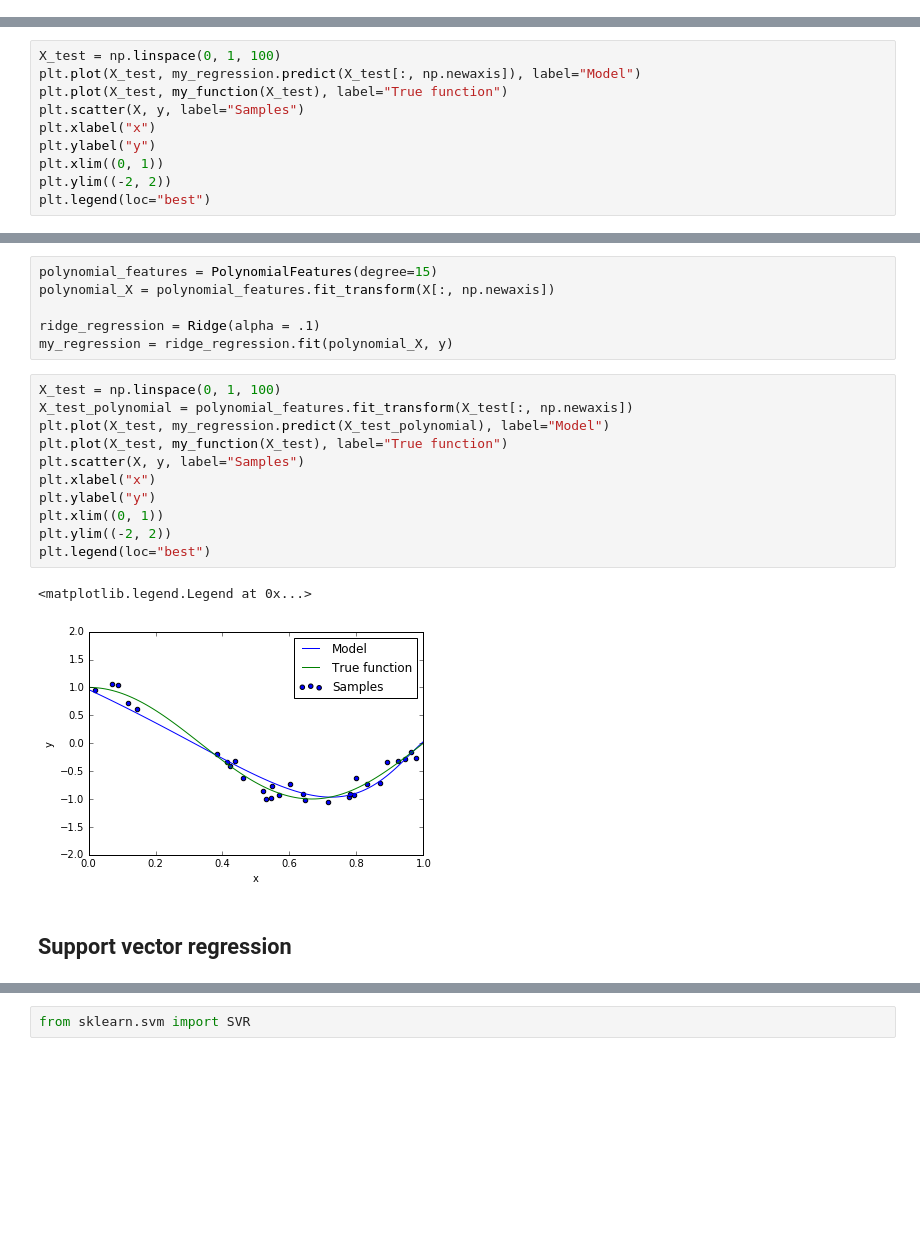
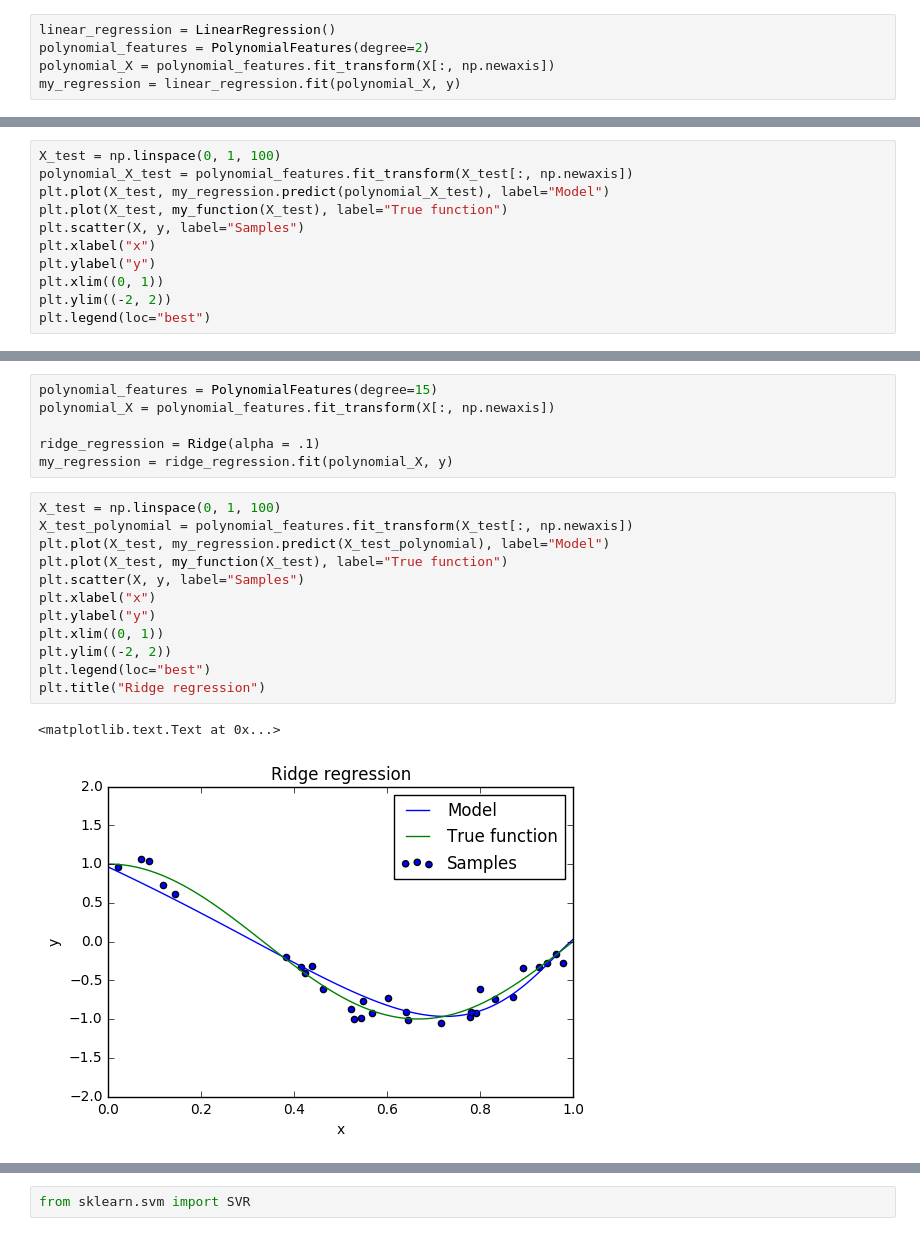
Before and after one commit to azubiolo/lectures, a Jupyter notebook: intro_ml/lab_3/regression_lab.ipynb, the cells around one changed output, grey strips where cells are left out. Drawn from its saved outputs; the diff is of its cells as text; blank space fills up the shorter version.

Commit message:
updating the regression lab

```diff
--- a/intro_ml/lab_3/regression_lab.ipynb
+++ b/intro_ml/lab_3/regression_lab.ipynb
@@ -130,0 +163,5 @@ Now, we can plot the result of the model we have trained.
+# %%
+linear_regression = LinearRegression()
+polynomial_features = PolynomialFeatures(degree=2)
+polynomial_X = polynomial_features.fit_transform(X[:, np.newaxis])
+my_regression = linear_regression.fit(polynomial_X, y)
@@ -131,6 +170,7 @@ Now, we can plot the result of the model we have trained.
 # %%
 X_test = np.linspace(0, 1, 100)
-plt.plot(X_test, my_regression.predict(X_test[:, np.newaxis]), label="Model")
+polynomial_X_test = polynomial_features.fit_transform(X_test[:, np.newaxis])
+plt.plot(X_test, my_regression.predict(polynomial_X_test), label="Model")
 plt.plot(X_test, my_function(X_test), label="True function")
 plt.scatter(X, y, label="Samples")
 plt.xlabel("x")
@@ -204,16 +248,15 @@ my_regression = ridge_regression.fit(polynomial_X, y)
 # %%
 X_test = np.linspace(0, 1, 100)
 X_test_polynomial = polynomial_features.fit_transform(X_test[:, np.newaxis])
 plt.plot(X_test, my_regression.predict(X_test_polynomial), label="Model")
 plt.plot(X_test, my_function(X_test), label="True function")
 plt.scatter(X, y, label="Samples")
 plt.xlabel("x")
 plt.ylabel("y")
 plt.xlim((0, 1))
 plt.ylim((-2, 2))
 plt.legend(loc="best")
+plt.title("Ridge regression")
 # %% [output]
-<matplotlib.legend.Legend at 0x...>
+<matplotlib.text.Text at 0x...>
-[figure, old version]
+[figure, new version]
-# %% [markdown]
-## Support vector regression
```
Also changed, not shown: parts of 41 cells of this notebook.
